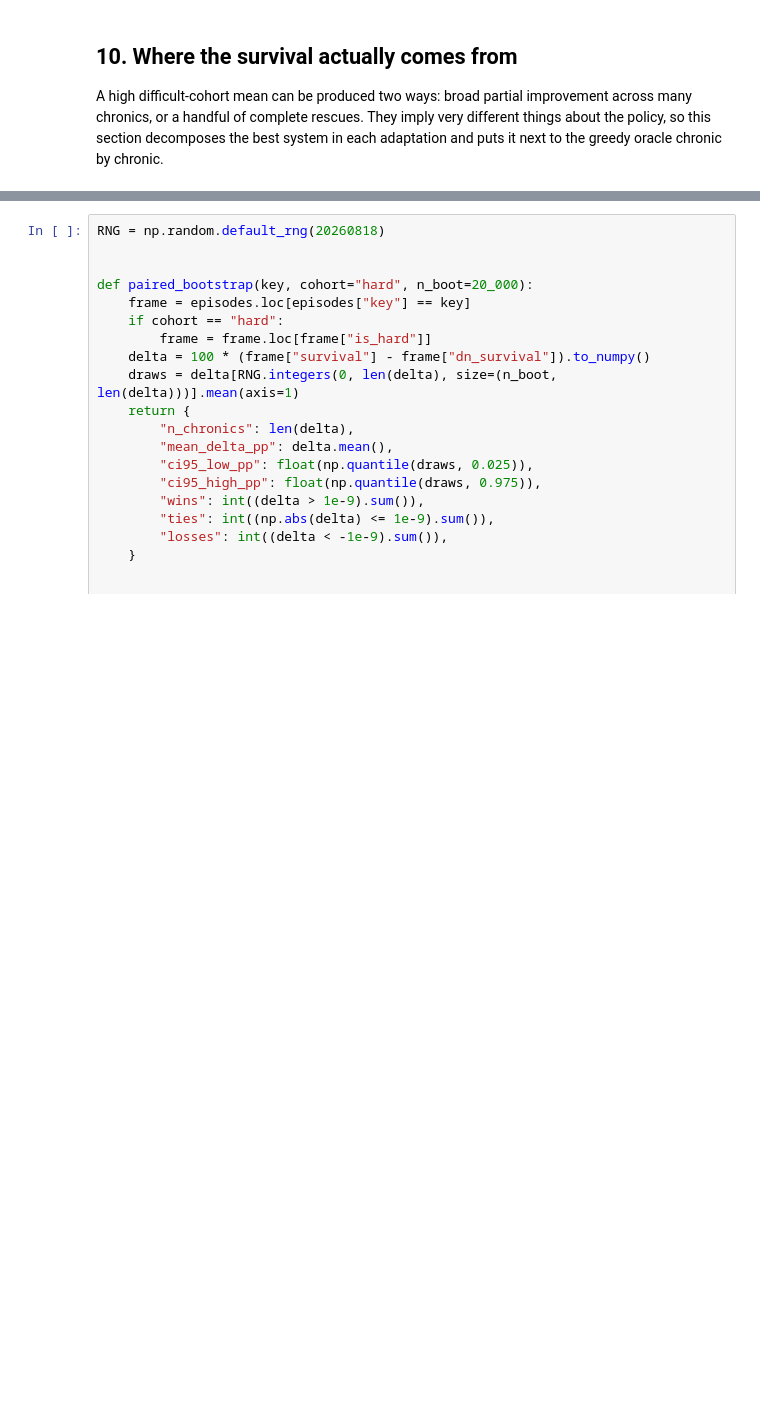
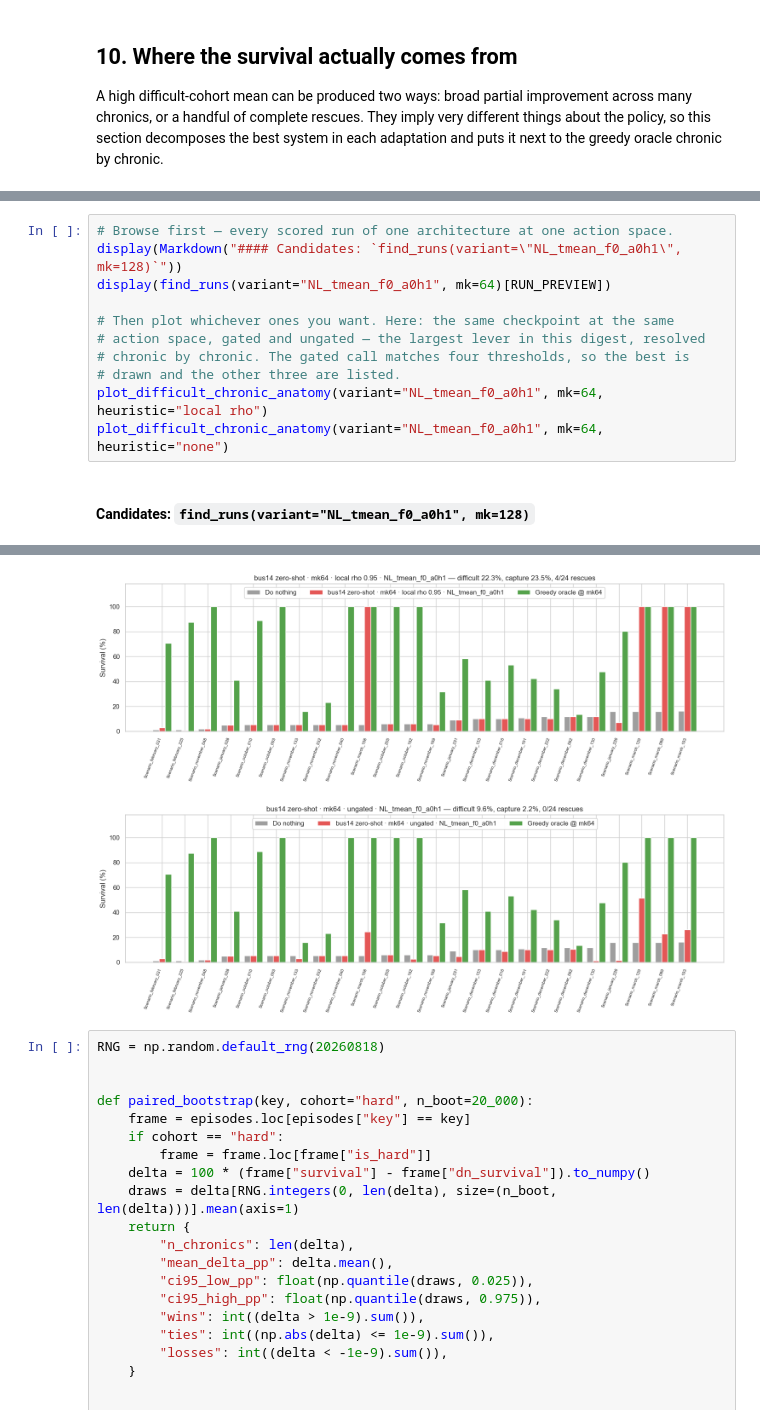
Before and after one commit to corentinplumet/RL_Marl2grid, a Jupyter notebook: Topology_Task/analysis/metrics/notebooks/episodic_survival/shared_wcci_transfer_digest.ipynb, the cells around one changed output, grey strips where cells are left out. Drawn from its saved outputs; the diff is of its cells as text; blank space fills up the shorter version.

```diff
--- a/Topology_Task/analysis/metrics/notebooks/episodic_survival/shared_wcci_transfer_digest.ipynb
+++ b/Topology_Task/analysis/metrics/notebooks/episodic_survival/shared_wcci_transfer_digest.ipynb
@@ -1600,0 +1739,13 @@ plt.show()
+# %%
+# Browse first — every scored run of one architecture at one action space.
+display(Markdown("#### Candidates: `find_runs(variant=\"NL_tmean_f0_a0h1\", mk=128)`"))
+display(find_runs(variant="NL_tmean_f0_a0h1", mk=64)[RUN_PREVIEW])
+
+# Then plot whichever ones you want. Here: the same checkpoint at the same
+# action space, gated and ungated — the largest lever in this digest, resolved
+# chronic by chronic. The gated call matches four thresholds, so the best is
+# drawn and the other three are listed.
+plot_difficult_chronic_anatomy(variant="NL_tmean_f0_a0h1", mk=64, heuristic="local rho")
+plot_difficult_chronic_anatomy(variant="NL_tmean_f0_a0h1", mk=64, heuristic="none")
+# %% [output]
+#### Candidates: `find_runs(variant="NL_tmean_f0_a0h1", mk=128)`
@@ -1601,3 +1755,5 @@ plt.show()
+[figure, added]
+[figure, added]
 # %%
 RNG = np.random.default_rng(20260818)
 
```
Also changed, not shown: parts of 5 cells of this notebook, 31 other files.
